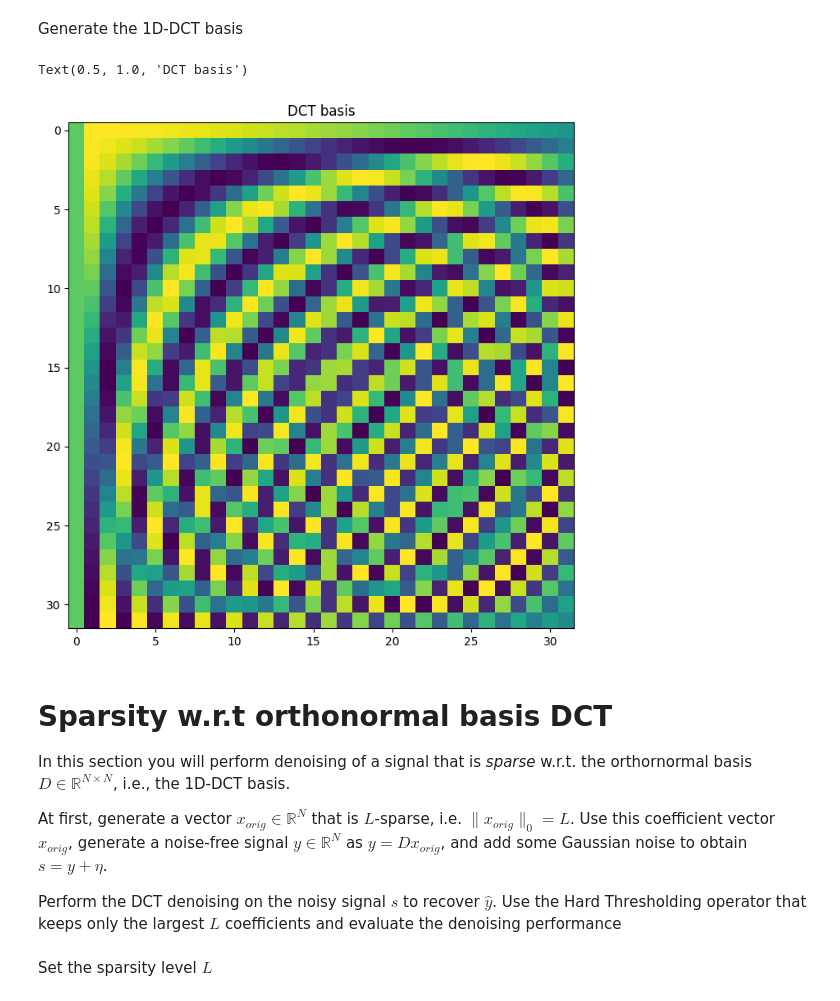
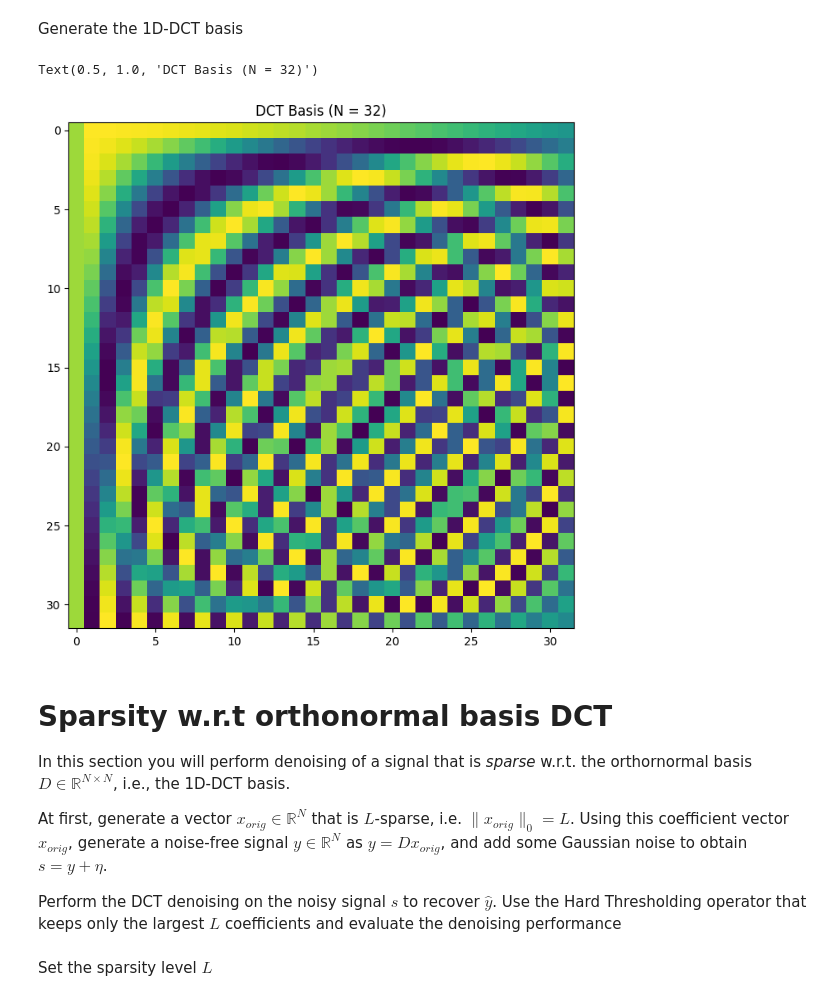
Before and after one commit to Thomas-Fabbris/MMIP-polimi, a Jupyter notebook: Assignments/lecture_4_limitations_of_sparsity.ipynb, the cells around one changed output. Drawn from its saved outputs; the diff is of its cells as text; code cells hidden in the pictures.

```diff
--- a/Assignments/lecture_4_limitations_of_sparsity.ipynb
+++ b/Assignments/lecture_4_limitations_of_sparsity.ipynb
@@ -16,23 +23,23 @@ D = np.zeros((N, M)) # matrix containing the DCT basis (a DCT function in each c
 # %% [markdown]
 Generate the 1D-DCT basis
 # %%
-# Initialization of C
+# Initialization of C and of D
 for i in range(M):
-    C[i,i] = 1.0
-    D[:, i] = idct(C[:,i])
+    C[i, i] = 1.0
+    D[:, i] = idct(C[:, i], norm='ortho')
 
-plt.figure(figsize=(8,8))
+plt.figure(figsize=(8, 8))
 plt.imshow(D)
-plt.title('DCT basis')
+plt.title(f'DCT Basis (N = {M})')
 # %% [output]
-Text(0.5, 1.0, 'DCT basis')
+Text(0.5, 1.0, 'DCT Basis (N = 32)')
-[figure, old version]
+[figure, new version]
 # %% [markdown]
 # Sparsity w.r.t orthonormal basis DCT
 
 In this section you will perform denoising of a signal that is *sparse* w.r.t. the orthornormal basis $D\in\mathbb{R}^{N\times N}$, i.e., the 1D-DCT basis.
 
-At first, generate a vector $x_{orig}\in\mathbb{R}^N$ that is $L$-sparse, i.e. $\|x_{orig}\|_0 = L$. Use this coefficient vector $x_{orig}$, generate a noise-free signal $y\in\mathbb{R}^N$ as $y=Dx_{orig}$, and add some Gaussian noise to obtain $s = y + \eta$.
+At first, generate a vector $x_{orig}\in\mathbb{R}^N$ that is $L$-sparse, i.e. $\|x_{orig}\|_0 = L$. Using this coefficient vector $x_{orig}$, generate a noise-free signal $y\in\mathbb{R}^N$ as $y=Dx_{orig}$, and add some Gaussian noise to obtain $s = y + \eta$.
 
 Perform the DCT denoising on the noisy signal $s$ to recover $\hat y$. Use the Hard Thresholding operator that keeps only the largest $L$ coefficients and evaluate the denoising performance
 # %% [markdown]
```
Also changed, not shown: parts of 28 cells of this notebook.
